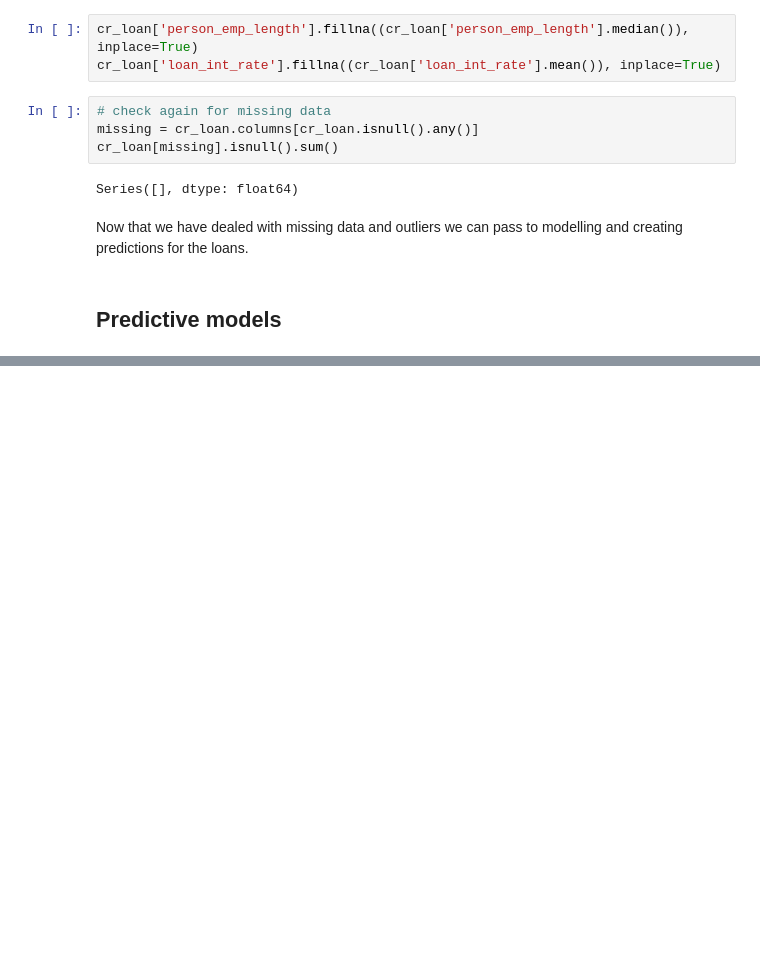
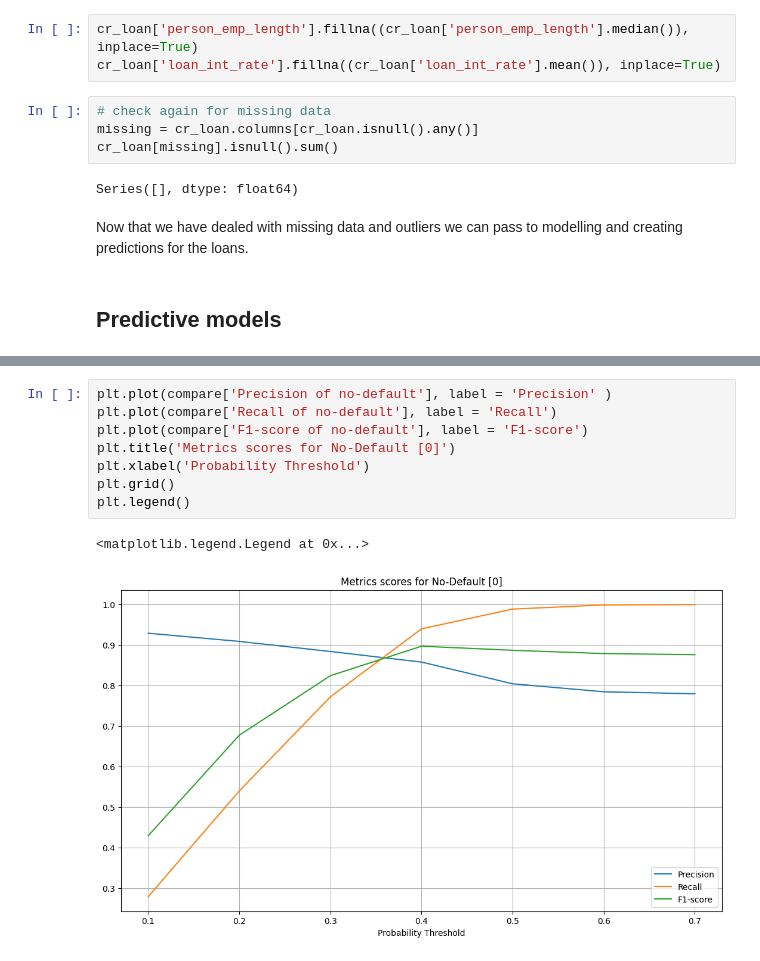
Before and after one commit to tommasograndi/Credit-Risk-Analysis, a Jupyter notebook: cr-analysis.ipynb, the cells around one changed output, grey strips where cells are left out. Cells and saved outputs as stored; diff of their text form; blank space fills up the shorter version.

```diff
--- a/cr-analysis.ipynb
+++ b/cr-analysis.ipynb
@@ -242,0 +485,11 @@ Now that we have dealed with missing data and outliers we can pass to modelling
+# %%
+plt.plot(compare['Precision of no-default'], label = 'Precision' )
+plt.plot(compare['Recall of no-default'], label = 'Recall')
+plt.plot(compare['F1-score of no-default'], label = 'F1-score')
+plt.title('Metrics scores for No-Default [0]')
+plt.xlabel('Probability Threshold')
+plt.grid()
+plt.legend()
+# %% [output]
+<matplotlib.legend.Legend at 0x...>
+[figure, added]
```
Also changed, not shown: parts of 29 cells of this notebook.
